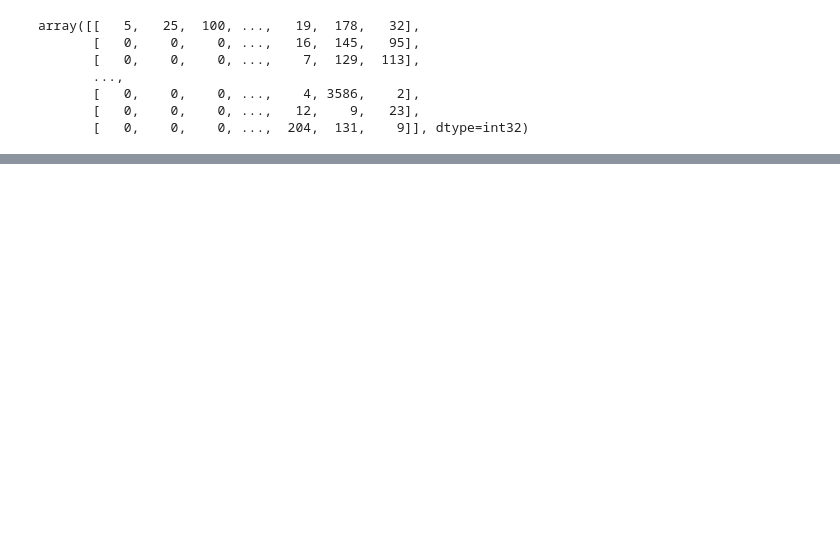
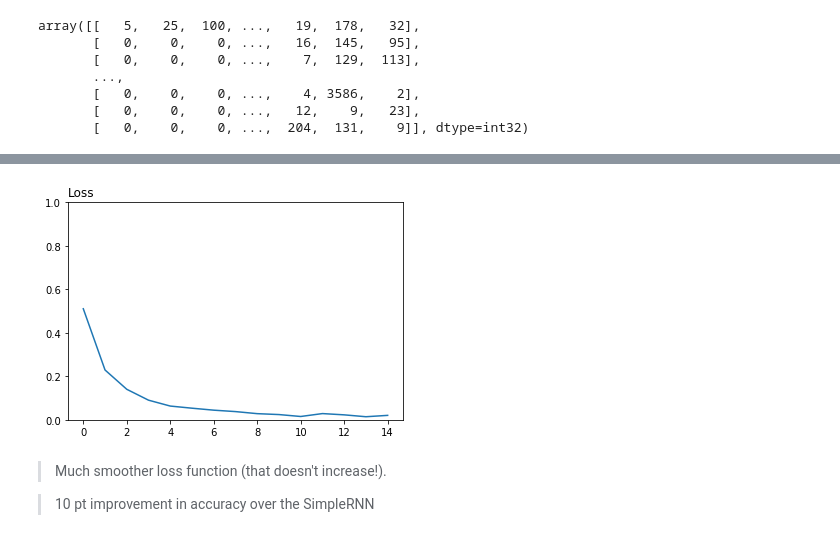
Before and after one commit to appliedecon/data602-lectures, a Jupyter notebook: neural-networks/neural-networks-recurrent.ipynb, the cells around one changed output, grey strips where cells are left out. Saved outputs shown, nothing was run; the diff lists cells and outputs as text; code cells hidden in the pictures; blank space fills up the shorter version.

```diff
--- a/neural-networks/neural-networks-recurrent.ipynb
+++ b/neural-networks/neural-networks-recurrent.ipynb
@@ -336,0 +376,13 @@ Elapsed time: 0:10:16.318964
+# %%
+from tensorflow.keras import Sequential
+from tensorflow.keras.layers import Embedding
+from tensorflow.keras.layers import LSTM
+from tensorflow.keras.layers import Bidirectional
+from tensorflow.keras.layers import Dense
+
+model = Sequential()
+model.add(Embedding(input_dim=vocab_size, output_dim=32))
+model.add(Bidirectional(LSTM(64)))
+model.add(Dense(64, activation='relu'))
+model.add(Dense(1, activation='sigmoid'))
+model.summary()
@@ -336,0 +408,20 @@ Elapsed time: 0:10:16.318964
+# %%
+import datetime
+
+st = datetime.datetime.now()
+
+model.compile(optimizer="adam", loss="BinaryCrossentropy", metrics=["accuracy"])
+history = model.fit(
+    x_train, y_train, batch_size=250, epochs=15, validation_data=(x_val, y_val)
+)
+
+en = datetime.datetime.now()
+
+el = en - st
+print(f'Elapsed time: {el}')
+
+plt.plot(history.history['loss'])
+plt.title('Loss', loc='left')
+plt.ylim((0,1))
+plt.show()
+# %% [output]
@@ -336,0 +445,5 @@ Elapsed time: 0:10:16.318964
+[figure, added]
+# %% [markdown]
+> Much smoother loss function (that doesn't increase!).
+
+> 10 pt improvement in accuracy over the SimpleRNN
```
Also changed, not shown: parts of 20 cells of this notebook.
